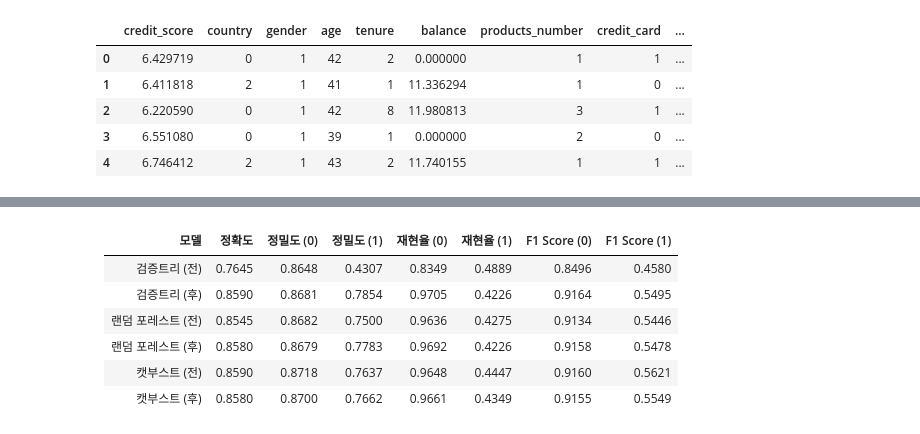
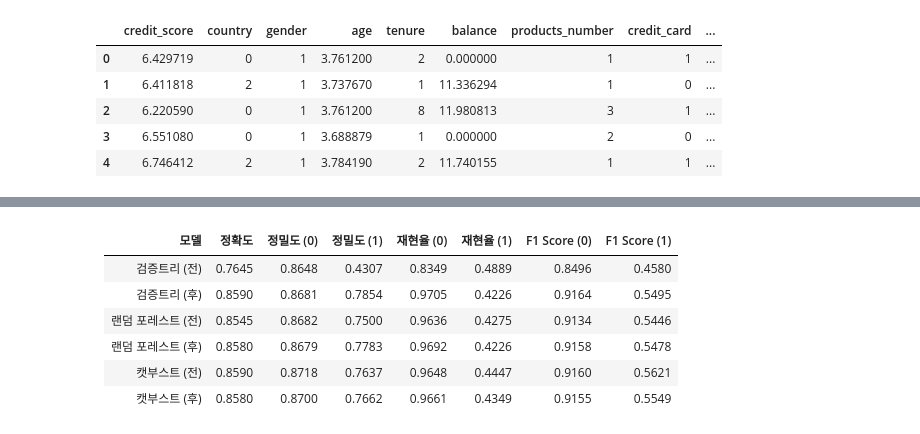
Before and after one commit to SKNETWORKS-FAMILY-AICAMP/SKN09-2nd-4Team, a Jupyter notebook: jy/jy_ml_v2.ipynb, the cells around one changed output, grey strips where cells are left out. Saved outputs shown, nothing was run; the diff lists cells and outputs as text; code cells hidden in the pictures.

```diff
--- a/jy/jy_ml_v2.ipynb
+++ b/jy/jy_ml_v2.ipynb
@@ -32,41 +41,27 @@ def auc_plot(model, X_test, y_test):
 # %%
 # 'balance'와 'estimated_salary' 컬럼을 skewed_columns 리스트에 추가
 skewed_columns = ['age', 'balance', 'estimated_salary', 'credit_score']  # 'balance'와 'estimated_salary' 추가
-skewed_columns = ['balance', 'estimated_salary', 'credit_score']  # 'balance'와 'estimated_salary' 추가
+# skewed_columns = ['balance', 'estimated_salary', 'credit_score']  # 'balance'와 'estimated_salary' 추가
 # skewed_columns = ['age', 'balance', 'estimated_salary']  # 'balance'와 'estimated_salary' 추가
 
 # log1p 변환 함수
 def log1p_transform_columns(df, columns):
     for column in columns:
         df[column] = np.log1p(df[column])  # np.log1p는 log(x+1)
     return df
 
 # log1p 변환 수행
 df = log1p_transform_columns(df, skewed_columns)
 
-# log1p 변환 후 데이터 분포 시각화
-# for column in skewed_columns:
-#     sns.histplot(df[f'log1p_{column}'], kde=True)
-#     plt.title(f'Log1p Transformed Data Distribution for {column}')
-#     plt.show()
-
-# # 결과 출력
-# print(df.head())
-
-# 변환된 'log1p_' 컬럼을 원래 컬럼에 대체하고, 불필요한 컬럼 제거
-# for column in skewed_columns:
-#     df[column] = df[f'log1p_{column}']
-#     df.drop([f'log1p_{column}'], axis=1, inplace=True)
-
 # 최종 데이터 확인
 df.head()
 # %% [output]
 |  | credit_score | country | gender | age | tenure | balance | products_number | credit_card | ... |
-| 0 | 6.429719 | 0 | 1 | 42 | 2 | 0.000000 | 1 | 1 | ... |
-| 1 | 6.411818 | 2 | 1 | 41 | 1 | 11.336294 | 1 | 0 | ... |
-| 2 | 6.220590 | 0 | 1 | 42 | 8 | 11.980813 | 3 | 1 | ... |
-| 3 | 6.551080 | 0 | 1 | 39 | 1 | 0.000000 | 2 | 0 | ... |
-| 4 | 6.746412 | 2 | 1 | 43 | 2 | 11.740155 | 1 | 1 | ... |
+| 0 | 6.429719 | 0 | 1 | 3.761200 | 2 | 0.000000 | 1 | 1 | ... |
+| 1 | 6.411818 | 2 | 1 | 3.737670 | 1 | 11.336294 | 1 | 0 | ... |
+| 2 | 6.220590 | 0 | 1 | 3.761200 | 8 | 11.980813 | 3 | 1 | ... |
+| 3 | 6.551080 | 0 | 1 | 3.688879 | 1 | 0.000000 | 2 | 0 | ... |
+| 4 | 6.746412 | 2 | 1 | 3.784190 | 2 | 11.740155 | 1 | 1 | ... |
 # %%
 from sklearn.model_selection import train_test_split
 from sklearn.preprocessing import MinMaxScaler
```
Also changed, not shown: parts of 12 cells of this notebook, 1 other file.
